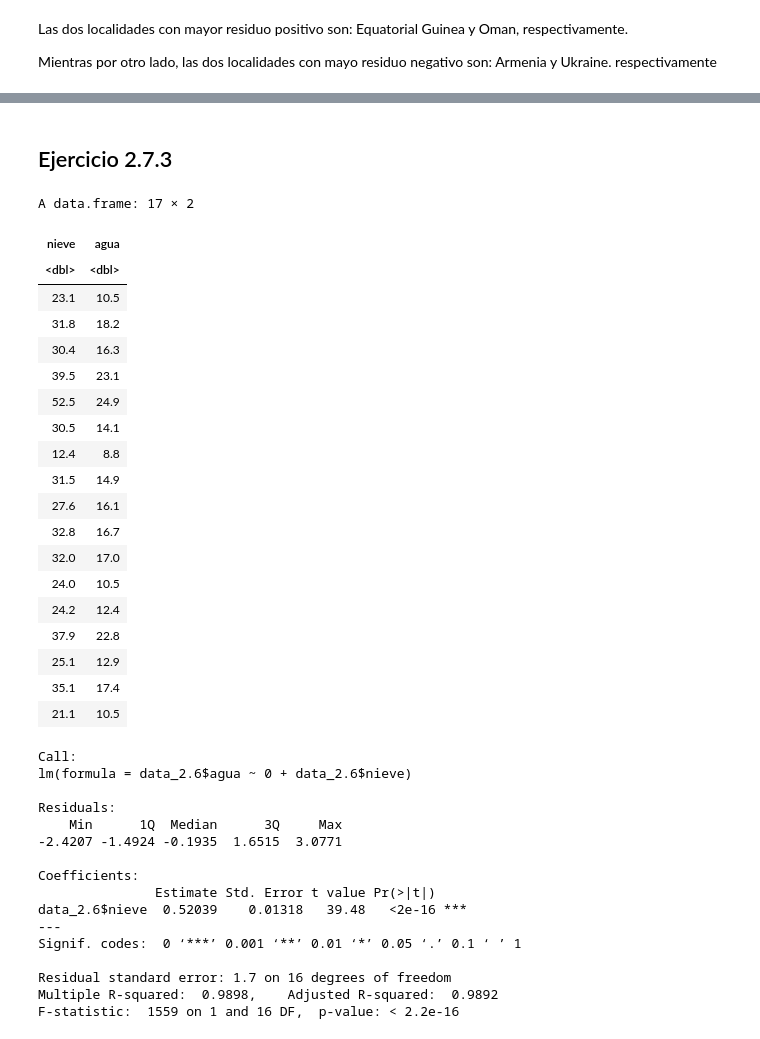
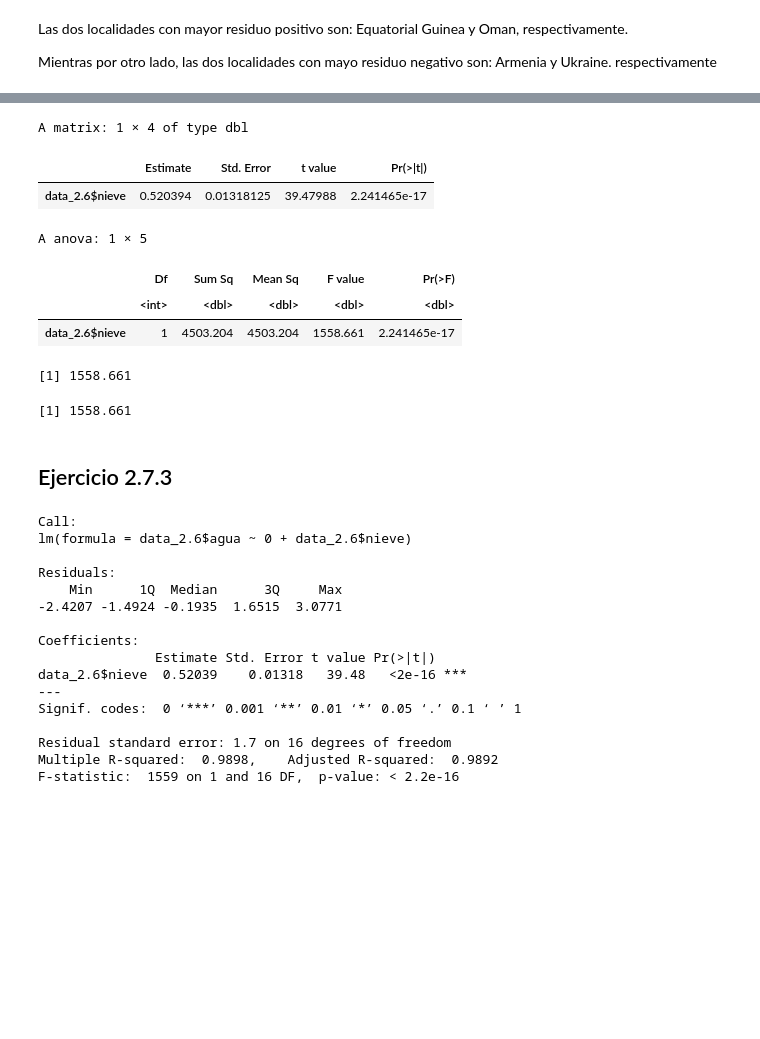
Before and after one commit to Taz-Ricardo/Mat-266, a Jupyter notebook: Tarea_1_regresion.ipynb, the cells around one changed output, grey strips where cells are left out. Drawn from its saved outputs; the diff is of its cells as text; code cells hidden in the pictures; blank space fills up the shorter version.

```diff
--- a/Tarea_1_regresion.ipynb
+++ b/Tarea_1_regresion.ipynb
@@ -228,2 +256,24 @@ Mientras por otro lado, las dos localidades con mayo residuo negativo son: Armen
+# %%
+regresion_2.7 <- lm(data_2.6$agua ~ 0+data_2.6$nieve)
+summary(regresion_2.7)$coefficients
+# %% [output]
+A matrix: 1 × 4 of type dbl
+|  | Estimate | Std. Error | t value | Pr(>|t|) |
+| data_2.6$nieve | 0.520394 | 0.01318125 | 39.47988 | 2.241465e-17 |
+# %%
+anova(regresion_2.7)[1,]
+# %% [output]
+A anova: 1 × 5
+|  | Df | Sum Sq | Mean Sq | F value | Pr(>F) |
+|  | <int> | <dbl> | <dbl> | <dbl> | <dbl> |
+| data_2.6$nieve | 1 | 4503.204 | 4503.204 | 1558.661 | 2.241465e-17 |
+# %%
+summary(regresion_2.7)$coefficients[3]^2
+# %% [output]
+[1] 1558.661
+# %%
+anova(regresion_2.7)$"F value"[1]
+# %% [output]
+[1] 1558.661
 # %% [markdown]
 ## Ejercicio 2.7.3
@@ -233,27 +280,3 @@ agua <- c(10.5, 18.2, 16.3, 23.1, 24.9, 14.1, 8.8, 14.9, 16.1 , 16.7, 17.0, 10.5
-# %%
-data_2.6 <- data.frame(nieve, agua)
-data_2.6
-# %% [output]
-A data.frame: 17 × 2
-| nieve | agua |
-| <dbl> | <dbl> |
-| 23.1 | 10.5 |
-| 31.8 | 18.2 |
-| 30.4 | 16.3 |
-| 39.5 | 23.1 |
-| 52.5 | 24.9 |
-| 30.5 | 14.1 |
-| 12.4 | 8.8 |
-| 31.5 | 14.9 |
-| 27.6 | 16.1 |
-| 32.8 | 16.7 |
-| 32.0 | 17.0 |
-| 24.0 | 10.5 |
-| 24.2 | 12.4 |
-| 37.9 | 22.8 |
-| 25.1 | 12.9 |
-| 35.1 | 17.4 |
-| 21.1 | 10.5 |
 # %%
 regresion_2.7 <- lm(data_2.6$agua ~ 0+data_2.6$nieve) #Sin intercepto
 summary(regresion_2.7)
```
Also changed, not shown: parts of 4 cells of this notebook.
